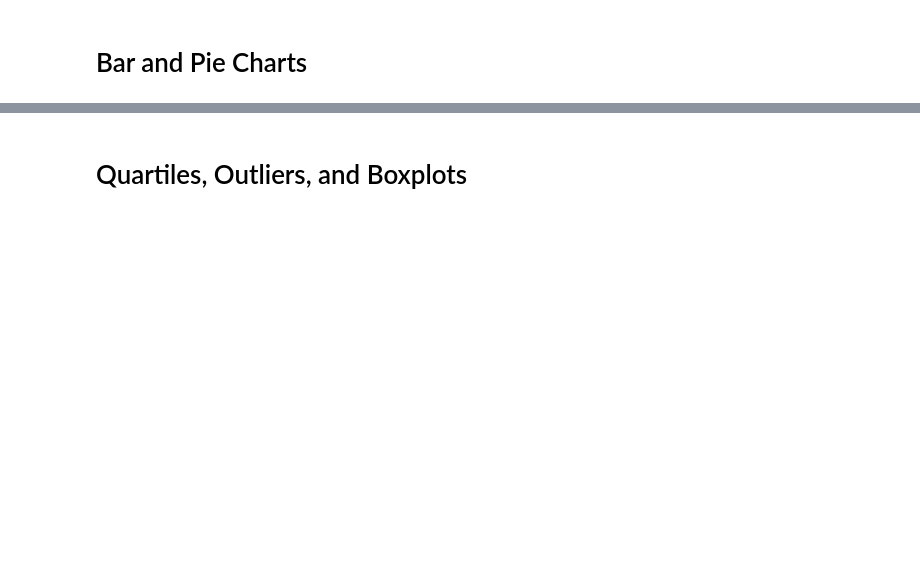
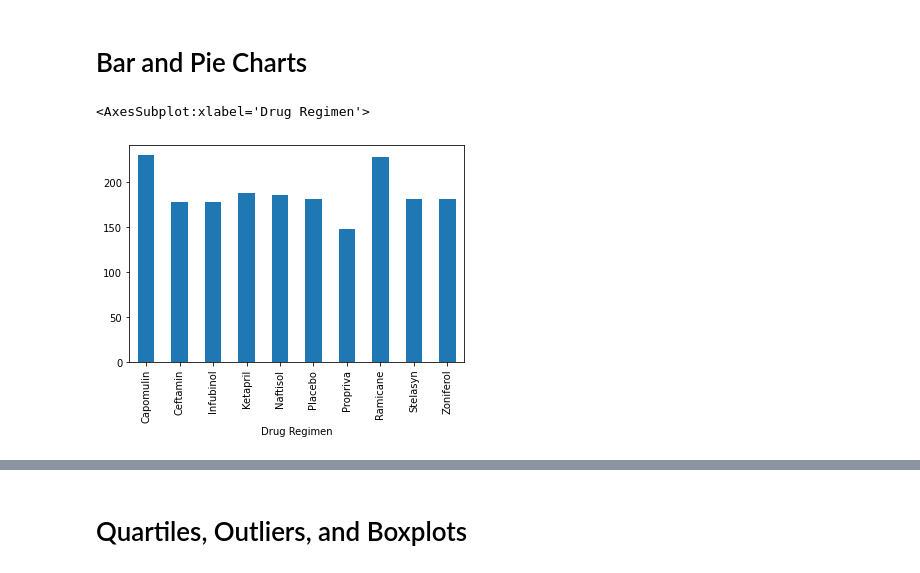
Before and after one commit to sdruiz79/Pymaceuticals_starter, a Jupyter notebook: Pymaceuticals_Starter/Pymaceaticals_Starter.ipynb, the cells around one changed output, grey strips where cells are left out. Saved outputs shown, nothing was run; the diff lists cells and outputs as text; code cells hidden in the pictures; blank space fills up the shorter version.

```diff
--- a/Pymaceuticals_Starter/Pymaceaticals_Starter.ipynb
+++ b/Pymaceuticals_Starter/Pymaceaticals_Starter.ipynb
@@ -144,6 +185,9 @@ NameError: name 'summary_df' is not defined
 # Bar and Pie Charts
 # %%
 # Generate a bar plot showing the total number of timepoints for all mice tested for each drug regimen using Pandas.
-count_chart = drug_group_count.plot(kind='bar', title="Count of data points for each Drug Regimen", color="red")
+clean_df.groupby(['Drug Regimen'])["Timepoint"].count().plot(kind = "bar")
+# %% [output]
+<AxesSubplot:xlabel='Drug Regimen'>
+[figure, added]
 # %%
 # Generate a bar plot showing the total number of timepoints for all mice tested for each drug regimen using pyplot.
```
Also changed, not shown: parts of 8 cells of this notebook.
